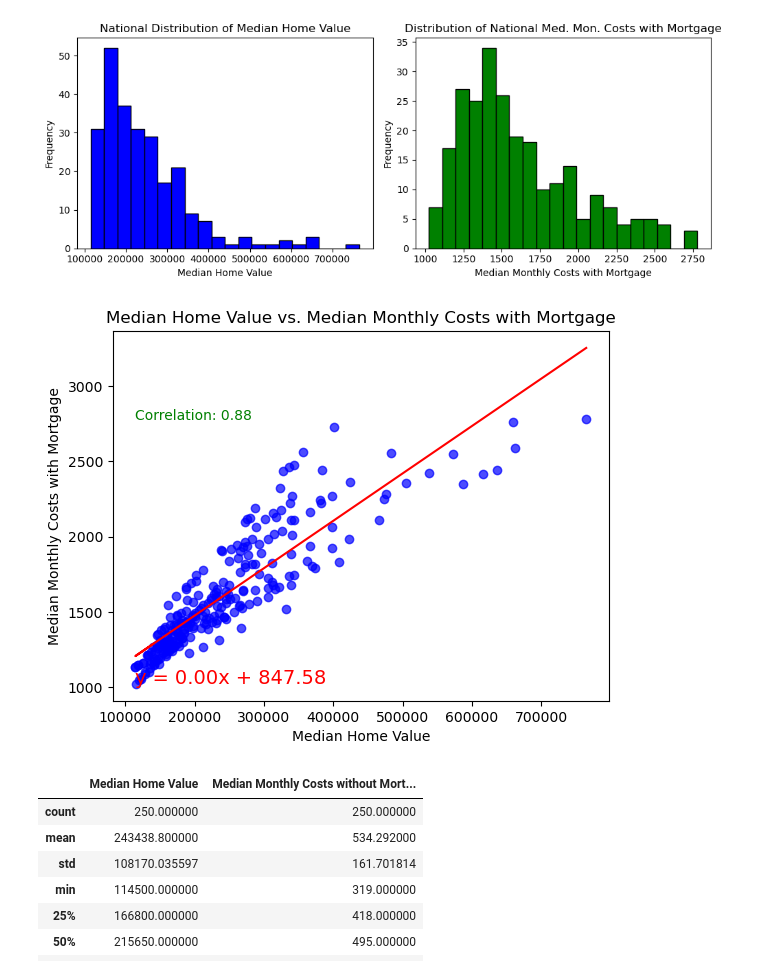
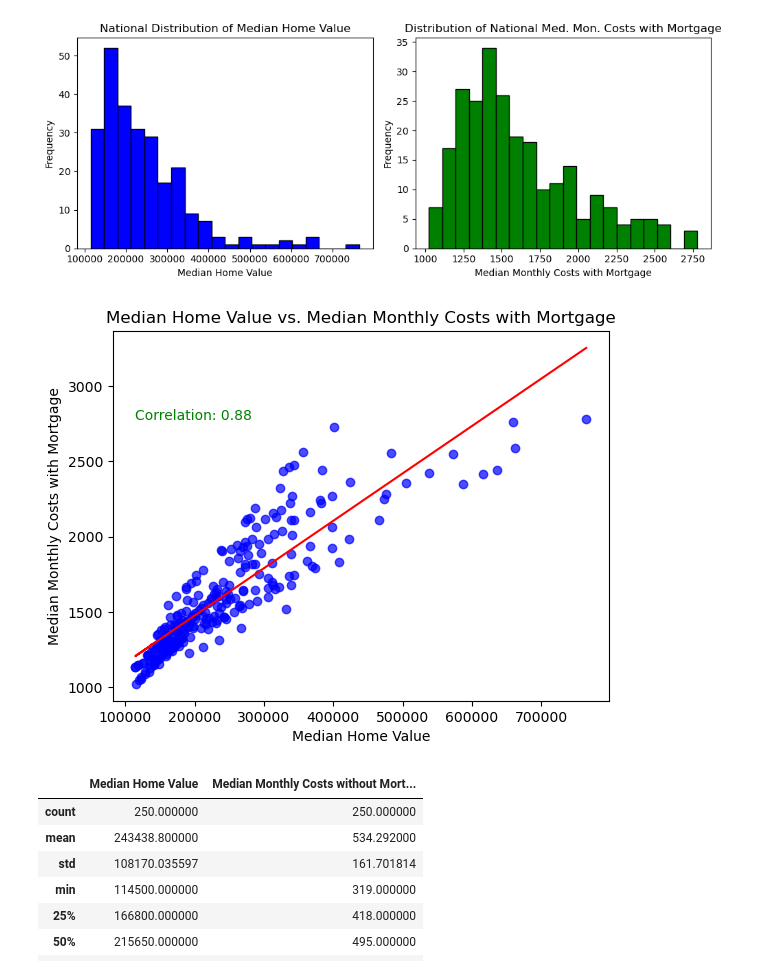
Before and after one commit to cmhillm75/US-Housing-Trends, a Jupyter notebook: nationwide.ipynb, the cells around one changed output. Cells and saved outputs as stored; diff of their text form; code cells hidden in the pictures.

```diff
--- a/nationwide.ipynb
+++ b/nationwide.ipynb
@@ -15,6 +15,11 @@ northeast_df = pd.read_csv("northeast_data.csv")
 west_df = pd.read_csv("west_data.csv")
 
 # Display sample data
-northeast_df.head()
+midwest_df["Region"] = "Midwest"
+southeast_df["Region"] = "Southeast"
+southwest_df["Region"] = "Southwest"
+northeast_df["Region"] = "Northeast"
+west_df["Region"] = "West"
+west_df.head()
 # %% [output]
 |  | State | Year | Population | Median Age | Median Year Moved In | Median Home Value | ... |
@@ -160,31 +171,27 @@ plt.show()
 # %%
 # Extract the relevant columns for the scatter plot
 home_values = census_pd["Median Home Value"]
 costs_with_mortgage = census_pd["Median Monthly Costs with Mortgage"]
 
 # Calculate Pearson correlation, Perform linear regression calculate regression line.
 correlation = st.pearsonr(home_values, costs_with_mortgage)
 slope, intercept, r_value, p_value, std_err = st.linregress(home_values, costs_with_mortgage)
 regression_line = slope * home_values + intercept
 
 # Apply the regression line
 plt.plot(home_values, regression_line, "r-", label=f'Regression Line: y = {slope:.2f}x + {intercept:.2f}')
 plt.text(min(home_values), max(costs_with_mortgage), f'Correlation: {correlation[0]:.2f}', color='green')
 
-# Add regression equation
-equation_text = f"y = {slope:.2f}x + {intercept:.2f}"
-plt.text(home_values.min(), costs_with_mortgage.min(), equation_text, fontsize=14, color="red")
-
 # Create the scatter plot
 plt.scatter(home_values, costs_with_mortgage, alpha=0.7, color='b')
 plt.title('Median Home Value vs. Median Monthly Costs with Mortgage')
 plt.xlabel('Median Home Value')
 plt.ylabel('Median Monthly Costs with Mortgage')
 
 # Show the plot
 plt.show()
 # %% [output]
-[figure, old version]
+[figure, new version]
 # %%
 census_pd[["Median Home Value", "Median Monthly Costs without Mortgage"]].describe()
 # %% [output]
```
Also changed, not shown: parts of 6 cells of this notebook, 1 other file.
